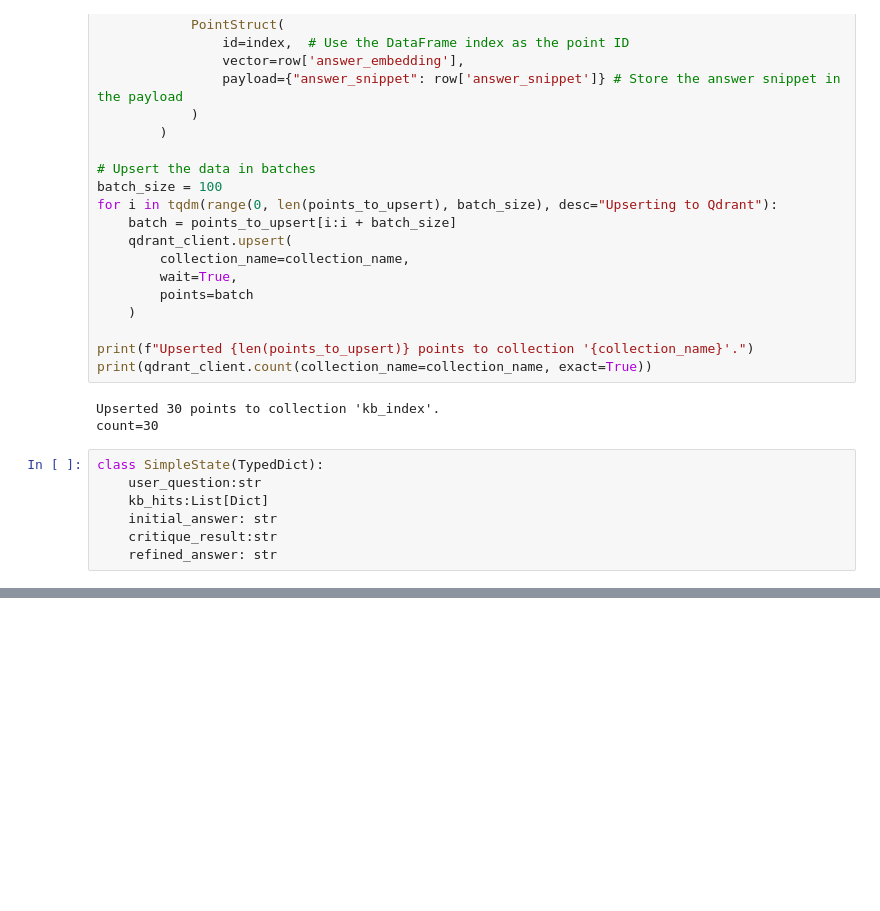
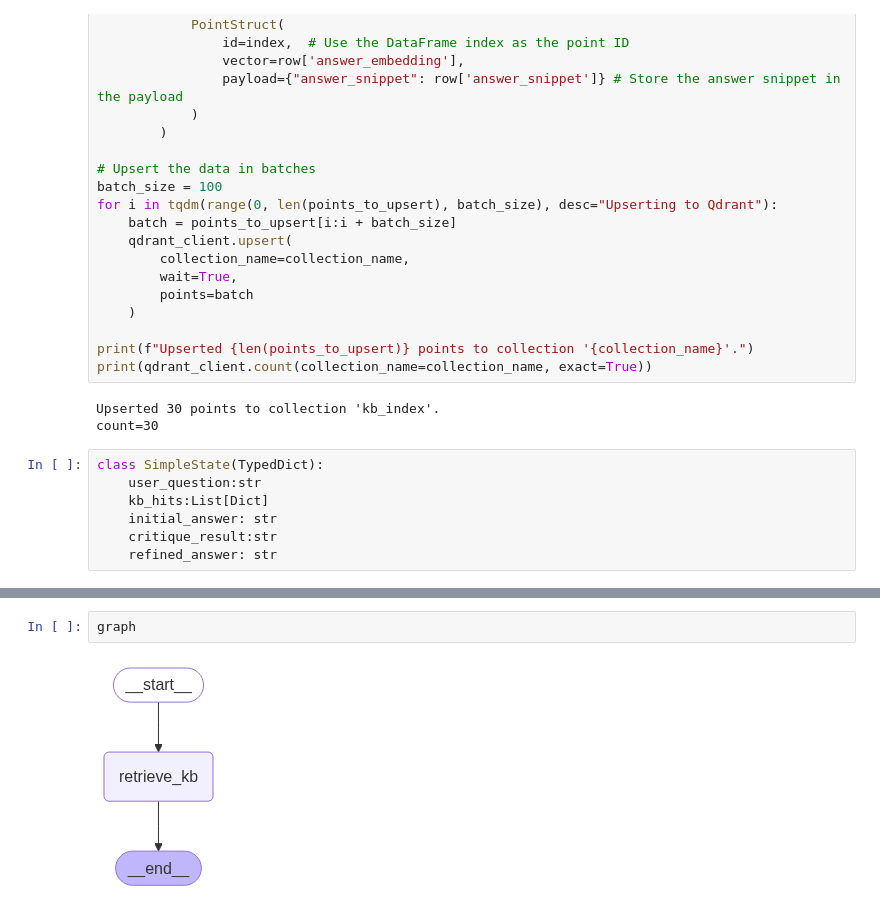
Before and after one commit to Yugesh18c/GenAIAssignments, a Jupyter notebook: GenAI AS4 New.ipynb, the cells around one changed output, grey strips where cells are left out. Cells and saved outputs as stored; diff of their text form; blank space fills up the shorter version.

```diff
--- a/GenAI AS4 New.ipynb
+++ b/GenAI AS4 New.ipynb
@@ -157,0 +202,4 @@ class SimpleState(TypedDict):
+# %%
+graph
+# %% [output]
+[figure, added]
```
Also changed, not shown: parts of 5 cells of this notebook.
